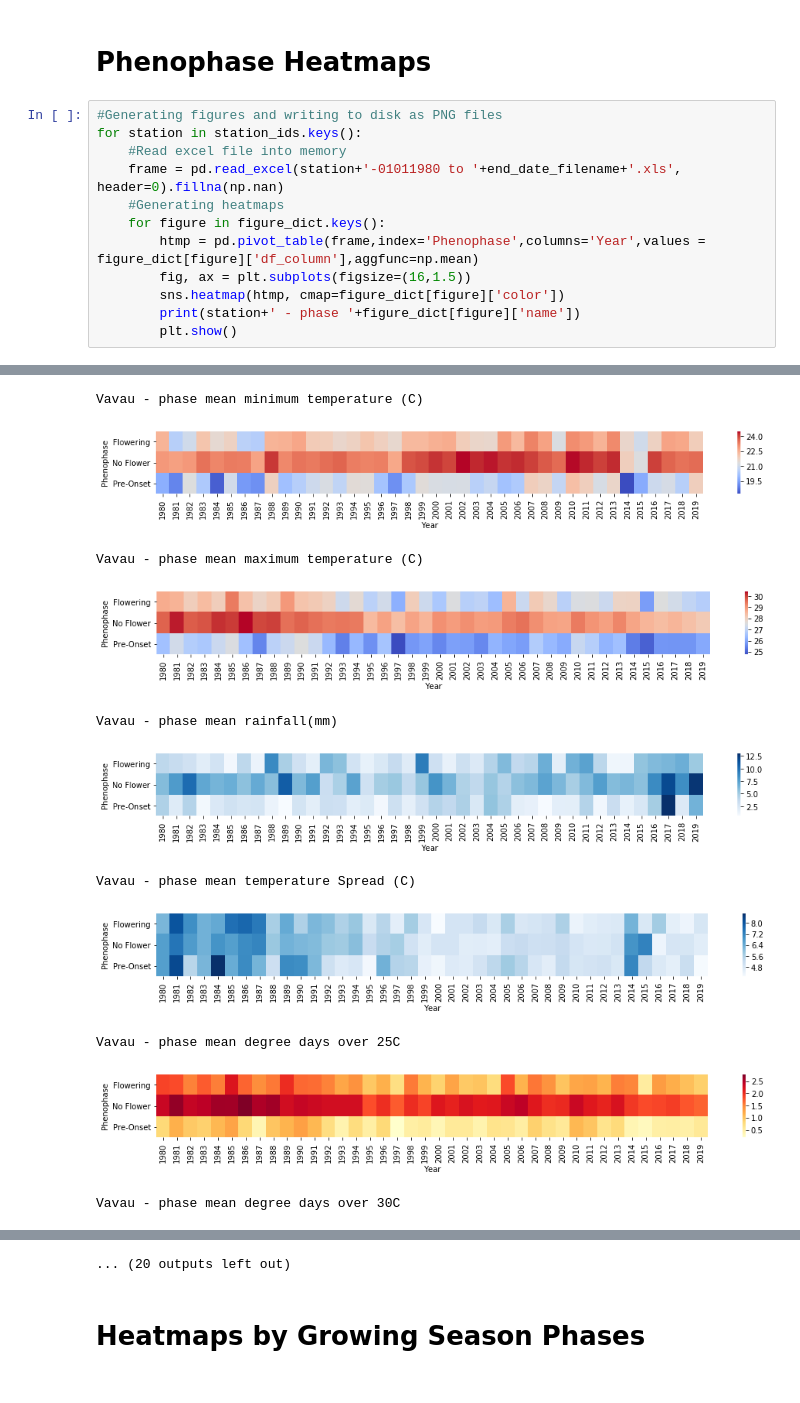
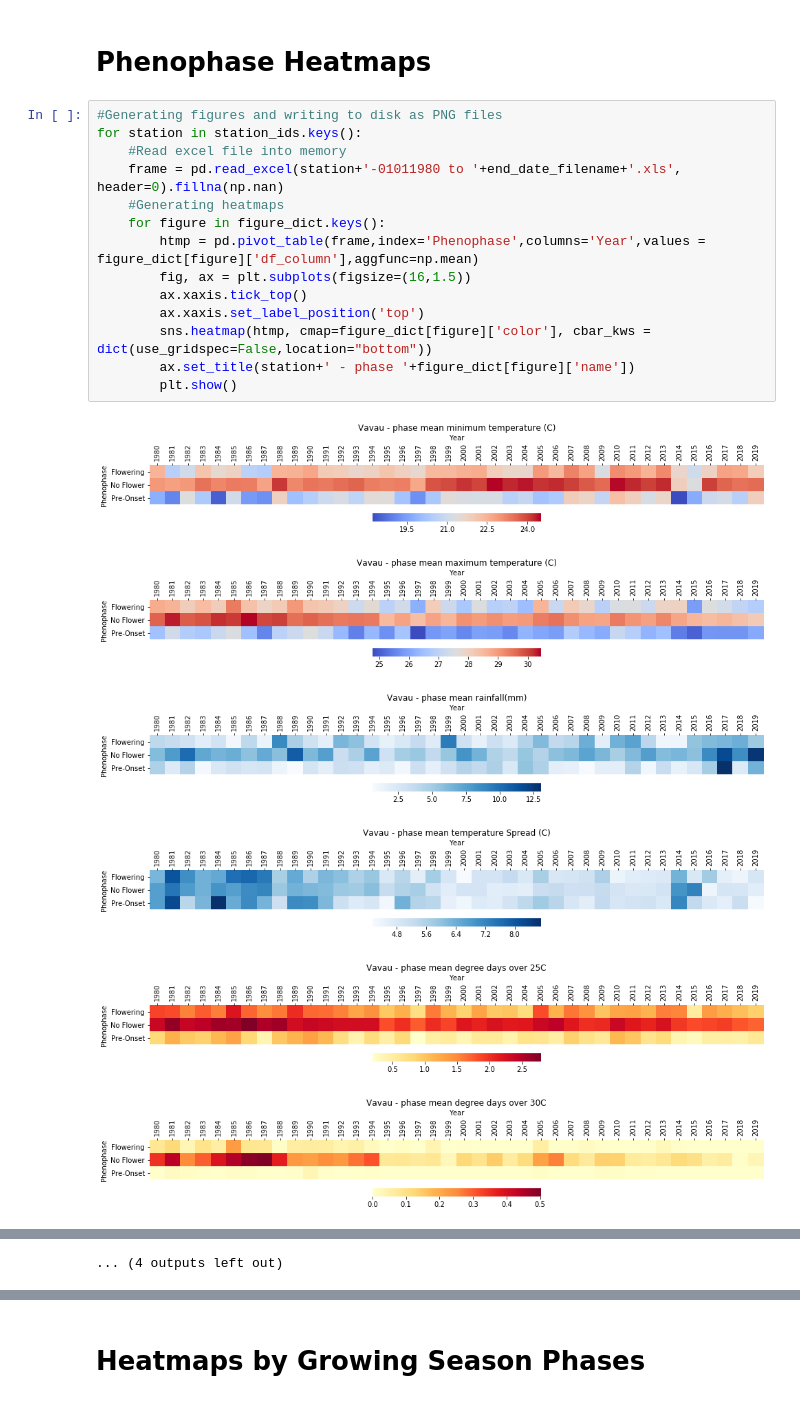
Before and after one commit to hradxy/tonga_met_data, a Jupyter notebook: Tonga MET Data Analysis.ipynb, the cells around one changed output, grey strips where cells are left out. Cells and saved outputs as stored; diff of their text form.

```diff
--- a/Tonga MET Data Analysis.ipynb
+++ b/Tonga MET Data Analysis.ipynb
@@ -101,13 +101,21 @@ Vavau - weekly mean degree days over 30C
 # %%
 #Generating figures and writing to disk as PNG files
 for station in station_ids.keys():
     #Read excel file into memory
     frame = pd.read_excel(station+'-01011980 to '+end_date_filename+'.xls', header=0).fillna(np.nan)
     #Generating heatmaps
     for figure in figure_dict.keys():
         htmp = pd.pivot_table(frame,index='Phenophase',columns='Year',values = figure_dict[figure]['df_column'],aggfunc=np.mean)
         fig, ax = plt.subplots(figsize=(16,1.5))
-        sns.heatmap(htmp, cmap=figure_dict[figure]['color'])
-        print(station+' - phase '+figure_dict[figure]['name'])
+        ax.xaxis.tick_top()
+        ax.xaxis.set_label_position('top')
+        sns.heatmap(htmp, cmap=figure_dict[figure]['color'], cbar_kws = dict(use_gridspec=False,location="bottom"))
+        ax.set_title(station+' - phase '+figure_dict[figure]['name'])
         plt.show()
 # %% [output]
+[figure, new version]
+[figure, new version]
+[figure, new version]
+[figure, new version]
+[figure, new version]
+[figure, new version]
@@ -114,11 +128 @@ for station in station_ids.keys():
-Vavau - phase mean minimum temperature (C)
+... (4 outputs left out)
-[figure, old version]
-Vavau - phase mean maximum temperature (C)
-[figure, old version]
-Vavau - phase mean rainfall(mm)
-[figure, old version]
-Vavau - phase mean temperature Spread (C)
-[figure, old version]
-Vavau - phase mean degree days over 25C
-[figure, old version]
-Vavau - phase mean degree days over 30C
@@ -126,4 +129,3 @@ Vavau - phase mean degree days over 30C
-... (20 outputs left out)
 # %% [markdown]
 # Heatmaps by Growing Season Phases
 # %%
```
Also changed, not shown: parts of 3 cells of this notebook.
